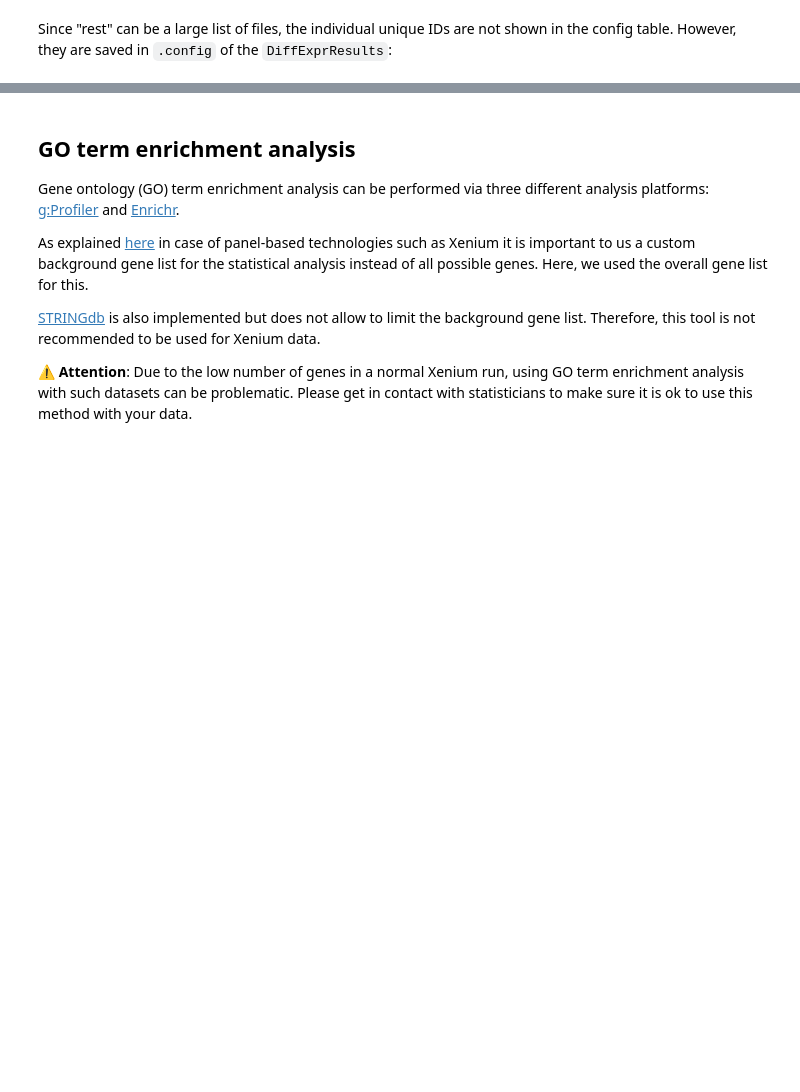
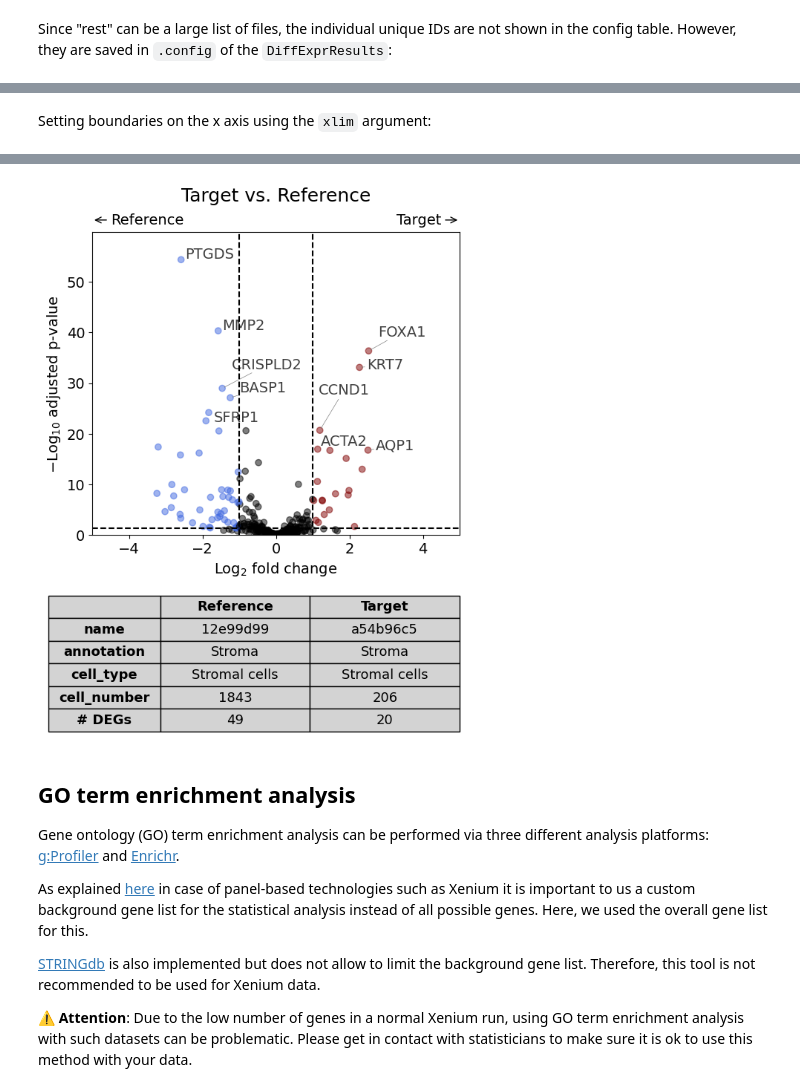
Before and after one commit to SpatialPathology/InSituPy, a Jupyter notebook: docs/source/tutorials/01_demo_analysis/07_InSituPy_differential_gene_expression.ipynb, the cells around one changed output, grey strips where cells are left out. Saved outputs shown, nothing was run; the diff lists cells and outputs as text; code cells hidden in the pictures; blank space fills up the shorter version.

```diff
--- a/docs/source/tutorials/01_demo_analysis/07_InSituPy_differential_gene_expression.ipynb
+++ b/docs/source/tutorials/01_demo_analysis/07_InSituPy_differential_gene_expression.ipynb
@@ -469,0 +478,13 @@ Calculate differentially expressed genes with Scanpy's `rank_genes_groups` using
+# %% [markdown]
+Setting boundaries on the x axis using the `xlim` argument:
+# %%
+
+volcano(
+    dge_results,
+    label_sortby="scores",
+    show_config=True,
+    label_top_n=5,
+    savepath="figures/volcano_demo.pdf",
+    xlim=(-5,5)
+    )
+# %% [output]
@@ -470,3 +492,4 @@ Calculate differentially expressed genes with Scanpy's `rank_genes_groups` using
+[figure, added]
 # %% [markdown]
 ## GO term enrichment analysis
 
```
Also changed, not shown: parts of 45 cells of this notebook, 7 other files.
